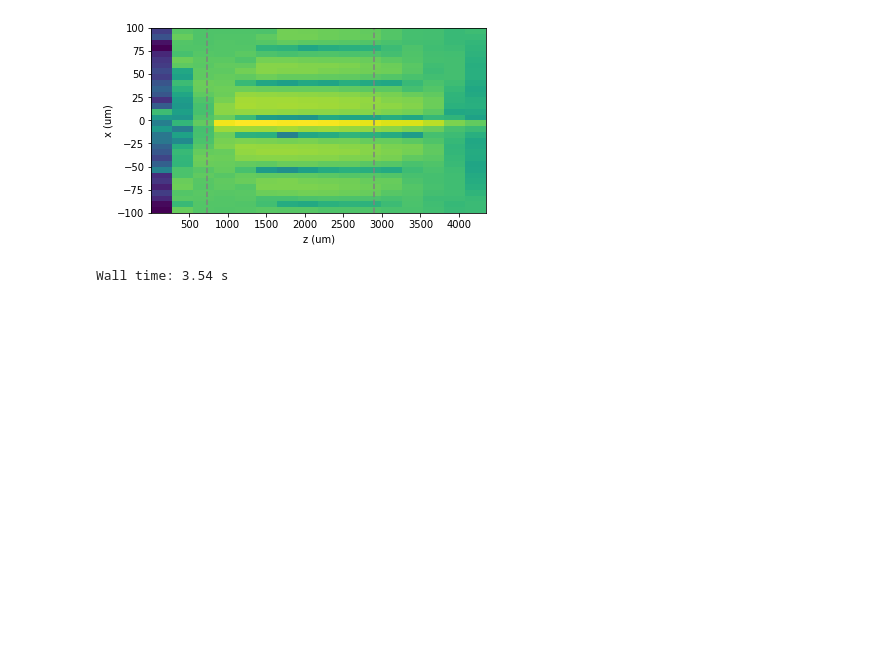
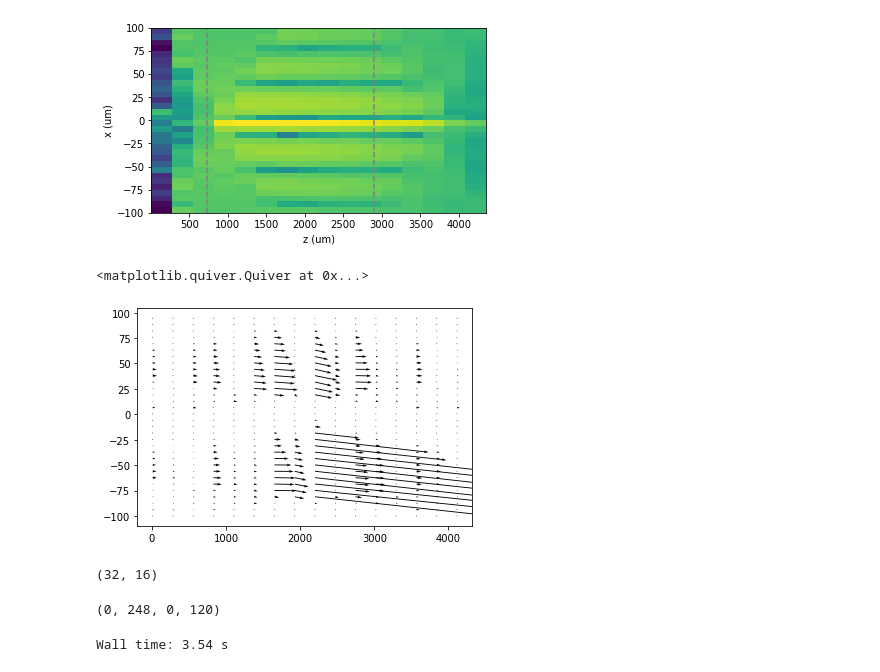
Before and after one commit to prhuft/fourier-optics, a Jupyter notebook: diffractio/axicon_VCZT.ipynb, the cells around one changed output. Saved outputs shown, nothing was run; the diff lists cells and outputs as text; code cells hidden in the pictures; blank space fills up the shorter version.

Commit message:
axicon 2D intenisty plot in xz, attempt to get k vectors

```diff
--- a/diffractio/axicon_VCZT.ipynb
+++ b/diffractio/axicon_VCZT.ipynb
@@ -343,12 +343,16 @@ z_samps, x_samps
 x_samps = 8 # will take a sample every x_samps points
 z_samps = 8 #x_samps*int(Ex.shape[0]/Ex.shape[1])  # will take a sample every z_samps points
 
-x_rpts = [int(x_samps*i) for i in range(int(Ex.shape[0]/x_samps+0.5))]
-z_rpts = [int(z_samps*i) for i in range(int(Ex.shape[1]/z_samps+0.5))]
+# resampled x and z indices
+x_idcs = [int(x_samps*i) for i in range(int(Ex.shape[0]/x_samps+0.5))]
+z_idcs = [int(z_samps*i) for i in range(int(Ex.shape[1]/z_samps+0.5))]
 
-Ex_resamp = array([[Ex[i,j] for j in z_rpts] for i in x_rpts])
-Ey_resamp = array([[Ey[i,j] for j in z_rpts] for i in x_rpts])
-Ez_resamp = array([[Ez[i,j] for j in z_rpts] for i in x_rpts])
+Ex_resamp = array([[Ex[i,j] for j in z_idcs] for i in x_idcs])
+Ey_resamp = array([[Ey[i,j] for j in z_idcs] for i in x_idcs])
+Ez_resamp = array([[Ez[i,j] for j in z_idcs] for i in x_idcs])
+
+x_rpts = [x_out[i] for i in x_idcs]
+z_rpts = [z[i] for i in z_idcs]
 
 fig,ax = plt.subplots()
 ax.imshow(log10(abs(Ex_resamp)**2+abs(Ey_resamp)**2
@@ -362,12 +366,31 @@ plt.ylabel('x (um)')
 # %% [output]
 Text(0, 0.5, 'x (um)')
 [figure]
-# %%
-# make a k-vector plot
-
-kx =
-
-fig,ax = plt.subplots()
+# %%
+# make a k-vector plot
+
+kmax = amax(sqrt((abs(Ez_resamp*abs(Ex_resamp))**2+(abs(Ex_resamp)*abs(Ey_resamp))**2))
+kx = -abs(Ez_resamp)*abs(Ex_resamp)/kmax
+kz = abs(Ex_resamp)*abs(Ey_resamp)/kmax
+X, Z = meshgrid(x_rpts, z_rpts)
+
+fig,ax = plt.subplots()
+ax.quiver(Z, X, kz, kx)
+# ax.imshow(log10(abs(Ex_resamp)**2+abs(Ey_resamp)**2
+#                 /(amax(abs(Ex_resamp)**2+abs(Ey_resamp)**2)))) #,
+#           #extent=[z[0],z[-1],x_out[0],x_out[-1]])
+# ax.set_aspect(12)
+# %% [output]
+<matplotlib.quiver.Quiver at 0x...>
+[figure, added]
+# %%
+kx.shape
+# %% [output]
+(32, 16)
+# %%
+x_rpts[0], x_rpts[-1], z_rpts[0], z_rpts[-1]
+# %% [output]
+(0, 248, 0, 120)
 # %%
 %%time
 
```
